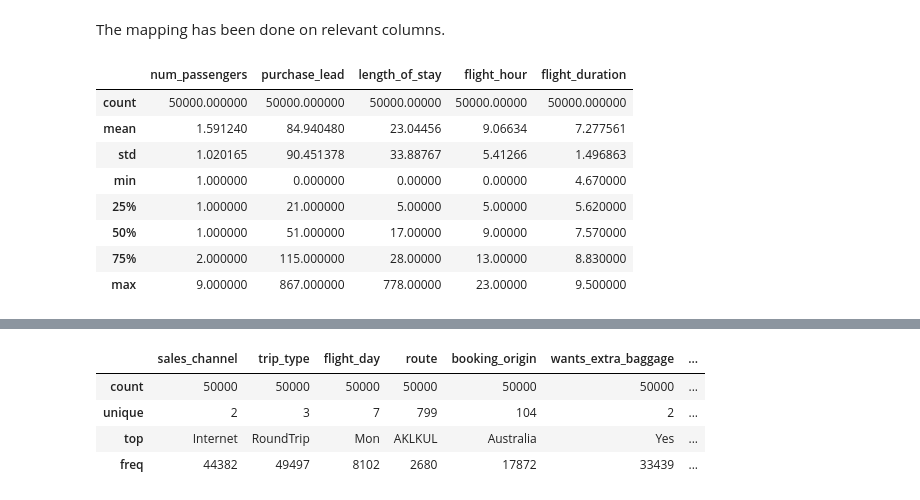
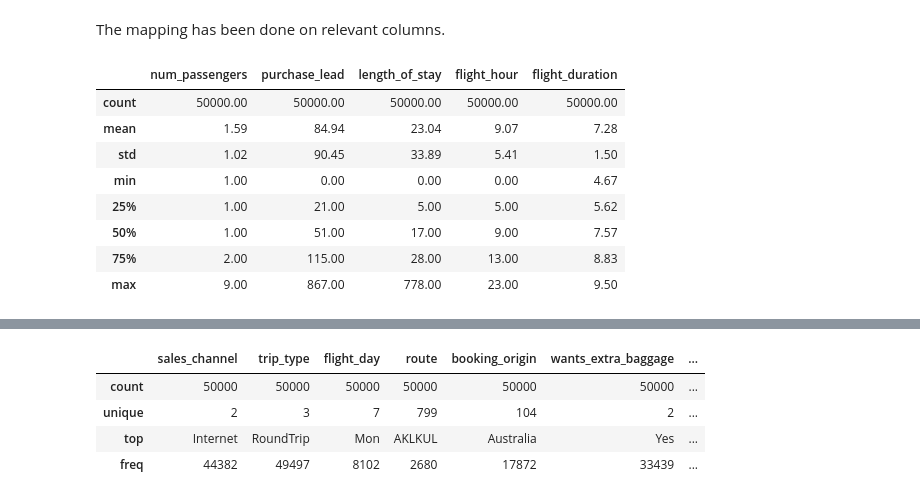
Before and after one commit to Ntsikelelo-N/predicting-flight-bookings, a Jupyter notebook: src/flight_booking.ipynb, the cells around one changed output, grey strips where cells are left out. Cells and saved outputs as stored; diff of their text form; code cells hidden in the pictures.

```diff
--- a/src/flight_booking.ipynb
+++ b/src/flight_booking.ipynb
@@ -81,14 +81,14 @@ flight_bookings_df['booking_complete']=flight_bookings_df['booking_complete'].re
 # %% [markdown]
 The mapping has been done on relevant columns.
 # %%
-flight_bookings_df.describe()
+flight_bookings_df.describe().round(2)
 # %% [output]
 |  | num_passengers | purchase_lead | length_of_stay | flight_hour | flight_duration |
-| count | 50000.000000 | 50000.000000 | 50000.00000 | 50000.00000 | 50000.000000 |
-| mean | 1.591240 | 84.940480 | 23.04456 | 9.06634 | 7.277561 |
-| std | 1.020165 | 90.451378 | 33.88767 | 5.41266 | 1.496863 |
-| min | 1.000000 | 0.000000 | 0.00000 | 0.00000 | 4.670000 |
-| 25% | 1.000000 | 21.000000 | 5.00000 | 5.00000 | 5.620000 |
-| 50% | 1.000000 | 51.000000 | 17.00000 | 9.00000 | 7.570000 |
-| 75% | 2.000000 | 115.000000 | 28.00000 | 13.00000 | 8.830000 |
-| max | 9.000000 | 867.000000 | 778.00000 | 23.00000 | 9.500000 |
+| count | 50000.00 | 50000.00 | 50000.00 | 50000.00 | 50000.00 |
+| mean | 1.59 | 84.94 | 23.04 | 9.07 | 7.28 |
+| std | 1.02 | 90.45 | 33.89 | 5.41 | 1.50 |
+| min | 1.00 | 0.00 | 0.00 | 0.00 | 4.67 |
+| 25% | 1.00 | 21.00 | 5.00 | 5.00 | 5.62 |
+| 50% | 1.00 | 51.00 | 17.00 | 9.00 | 7.57 |
+| 75% | 2.00 | 115.00 | 28.00 | 13.00 | 8.83 |
+| max | 9.00 | 867.00 | 778.00 | 23.00 | 9.50 |
```
Also changed, not shown: parts of 4 cells of this notebook.
